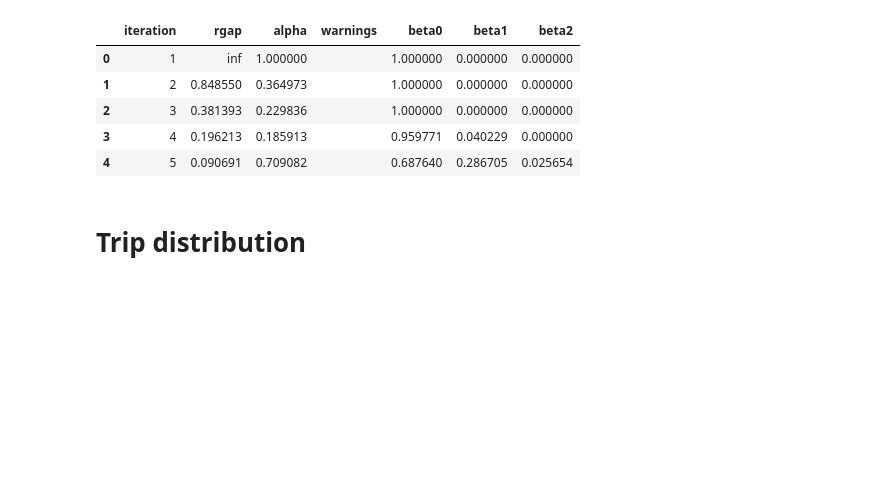
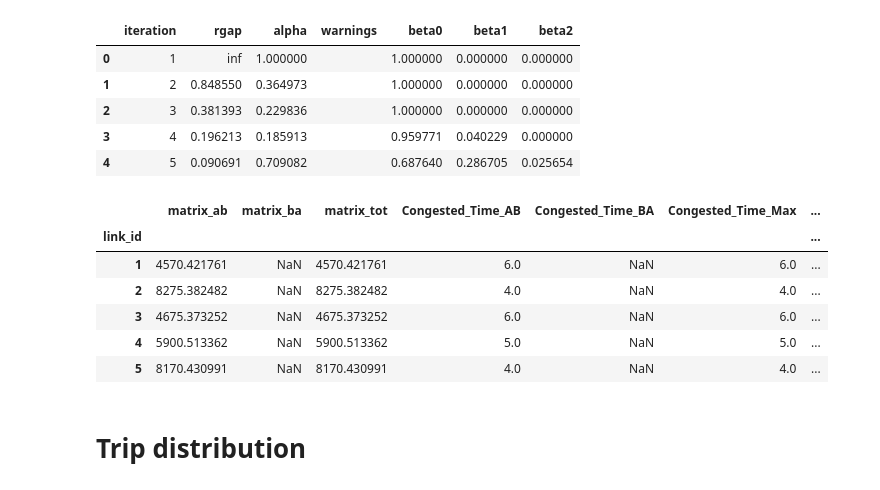
Before and after one commit to AequilibraE/aequilibrae, a Jupyter notebook: docs/source/SiouxFalls.ipynb, the cells around one changed output. Drawn from its saved outputs; the diff is of its cells as text; code cells hidden in the pictures; blank space fills up the shorter version.

Commit message:
Making easier to add traffic class to assignment

```diff
--- a/docs/source/SiouxFalls.ipynb
+++ b/docs/source/SiouxFalls.ipynb
@@ -41,6 +30,6 @@ from aequilibrae.project import Project
 # %%
 project = Project()
-project.load(join(fldr, prj_fldr, proj_name))
+project.load(join(fldr, prj_fldr))
 # %% [markdown]
 ## Path computation
 # %%
@@ -121,10 +89,6 @@ from aequilibrae.matrix import AequilibraeData, AequilibraeMatrix
 from aequilibrae.paths import NetworkSkimming, SkimResults
 # %%
 # from before
-project = Project()
-project.load(join(fldr, prj_fldr, proj_name))
-project.network.build_graphs()
-
 graph = project.network.graphs['c'] # we grab the graph for cars
 graph.set_graph('free_flow_time') # let's say we want to minimize time
 graph.set_skimming(['free_flow_time', 'distance']) # And will skim time and distance
@@ -195,7 +176,7 @@ assig.set_algorithm('bfw')
 
 # since I haven't checked the parameters file, let's make sure convergence criteria is good
 assig.max_iter = 1000
-assig.rgap_target = 0.00001
+assig.rgap_target = 0.001
 
 assig.execute() # we then execute the assignment
 # %% [output]
@@ -230,6 +211,17 @@ convergence_report.head()
 | 2 | 3 | 0.381393 | 0.229836 |  | 1.000000 | 0.000000 | 0.000000 |
 | 3 | 4 | 0.196213 | 0.185913 |  | 0.959771 | 0.040229 | 0.000000 |
 | 4 | 5 | 0.090691 | 0.709082 |  | 0.687640 | 0.286705 | 0.025654 |
+# %%
+volumes = assig.results()
+volumes.head()
+# %% [output]
+|  | matrix_ab | matrix_ba | matrix_tot | Congested_Time_AB | Congested_Time_BA | Congested_Time_Max | ... |
+| link_id |  |  |  |  |  |  | ... |
+| 1 | 4570.421761 | NaN | 4570.421761 | 6.0 | NaN | 6.0 | ... |
+| 2 | 8275.382482 | NaN | 8275.382482 | 4.0 | NaN | 4.0 | ... |
+| 3 | 4675.373252 | NaN | 4675.373252 | 6.0 | NaN | 6.0 | ... |
+| 4 | 5900.513362 | NaN | 5900.513362 | 5.0 | NaN | 5.0 | ... |
+| 5 | 8170.430991 | NaN | 8170.430991 | 4.0 | NaN | 4.0 | ... |
 # %%
 # The link flows are easy to export.
 # we do so for csv and AequilibraEData
```
Also changed, not shown: parts of 15 cells of this notebook, 2 other files.
